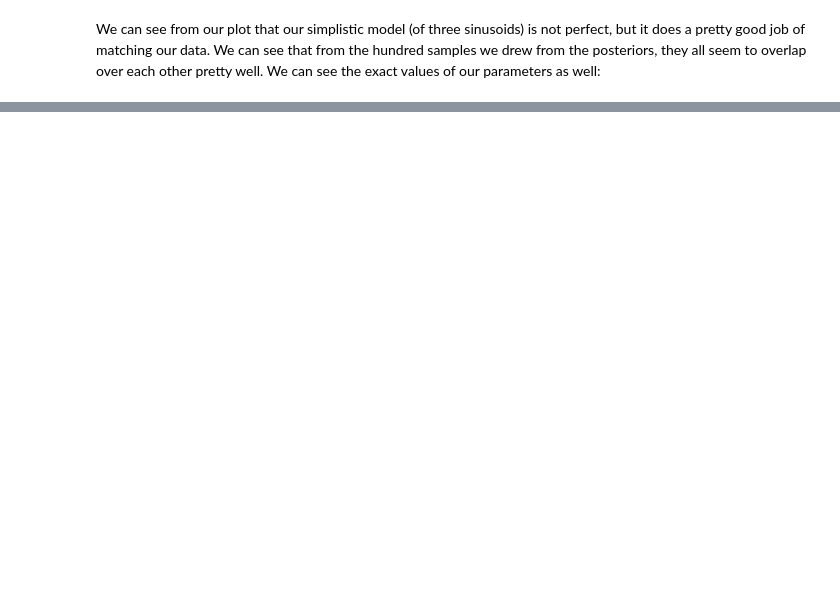
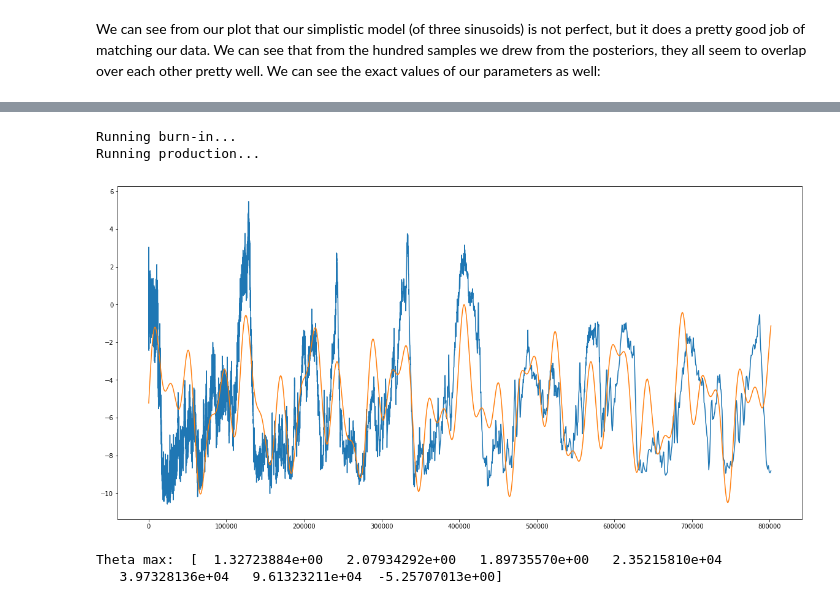
Before and after one commit to prappleizer/prappleizer.github.io, a Jupyter notebook: MCMC.ipynb, the cells around one changed output, grey strips where cells are left out. Drawn from its saved outputs; the diff is of its cells as text; code cells hidden in the pictures; blank space fills up the shorter version.

```diff
--- a/MCMC.ipynb
+++ b/MCMC.ipynb
@@ -220,0 +181,25 @@ fig = corner.corner(samples)
+# %%
+Terr = 0.05*np.mean(T)
+data = (age, T,Terr)
+nwalkers = 240
+niter = 1024
+initial = np.array([1.0, 1.0, 1.0, 26000., 41000.,100000.,-4.5])
+ndim = len(initial)
+p0 = [np.array(initial) + 1e-7 * np.random.randn(ndim) for i in xrange(nwalkers)]
+new_sampler, newpos, newprob, newstate = main(p0,nwalkers,niter,ndim,lnprob,data)
+# %% [output]
+Running burn-in...
+Running production...
+# %%
+new_samples =  new_sampler.flatchain
+
+new_theta_max  = new_samples[np.argmax(new_sampler.flatlnprobability)]
+new_best_fit_model = model(new_theta_max)
+plt.plot(age,T,label='Change in T')
+plt.plot(age,new_best_fit_model,label='Highest Likelihood Model')
+plt.show()
+print 'Theta max: ',new_theta_max
+# %% [output]
+[figure, added]
+Theta max:  [  1.32723884e+00   2.07934292e+00   1.89735570e+00   2.35215810e+04
+   3.97328136e+04   9.61323211e+04  -5.25707013e+00]
```
Also changed, not shown: parts of 24 cells of this notebook, 5 other files.
